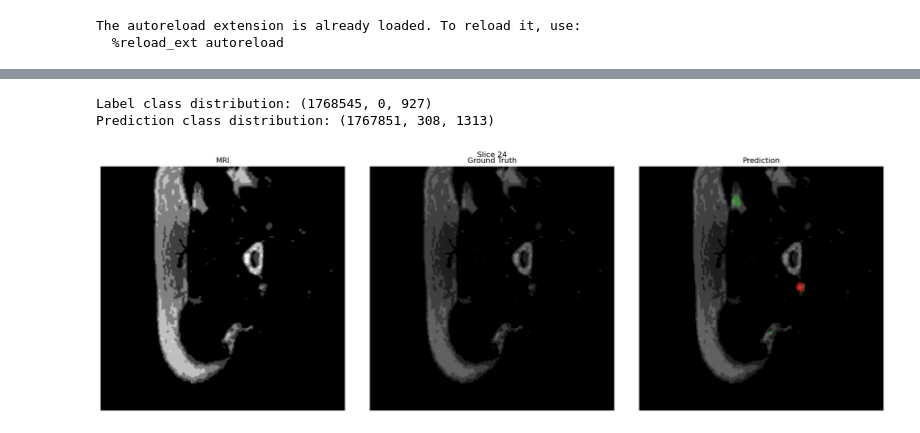
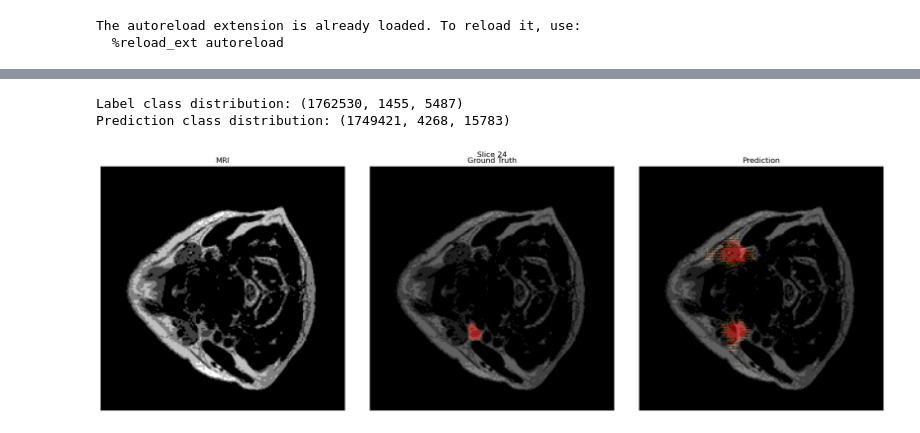
Before and after one commit to herminega/tdt4265_mini_project, a Jupyter notebook: notebooks/train.ipynb, the cells around one changed output, grey strips where cells are left out. Saved outputs shown, nothing was run; the diff lists cells and outputs as text; code cells hidden in the pictures.

```diff
--- a/notebooks/train.ipynb
+++ b/notebooks/train.ipynb
@@ -3,13 +3,18 @@
 %load_ext autoreload
 %autoreload 2
 import sys, os
+import pandas as pd
 from pathlib import Path
-import pandas as pd
 
-# Project-specific imports
-sys.path.append(os.path.abspath("../src"))
-from utils.visualization import plot_metrics, visualize_slices
-from utils.file_io import load_history
+
+# insert the project root (one level up from this folder) onto sys.path
+ROOT = Path(os.getcwd()).parent.resolve()
+if str(ROOT) not in sys.path:
+    sys.path.insert(0, str(ROOT))
+
+# now imports will work
+from src.utils.visualization import plot_metrics, visualize_slices
+from src.utils.file_io       import load_history
 # %% [output]
 The autoreload extension is already loaded. To reload it, use:
   %reload_ext autoreload
@@ -164,12 +130,15 @@ Fold 3 best metrics @ step 1995.0:
 # %%
 ### VISUALIZATION ###
-image_path = "../results/exp24_nnunet/fold0/predictions/image_1.nii.gz"
-label_path = "../results/exp24_nnunet/fold0/predictions/label_1.nii.gz"
-prediction_path = "../results/exp24_nnunet/fold0/predictions/prediction_1.nii.gz"
+exp = "exp25_nnunet"
+fold = "fold0"
+preds = ROOT / "results" / exp / fold / "predictions"
 
-# Visualize a specific slice (e.g., slice 50)
-visualize_slices(image_path, label_path, prediction_path, slice_idx=24)
+image_path      = preds / "image_1.nii.gz"
+label_path      = preds / "label_1.nii.gz"
+prediction_path = preds / "prediction_1.nii.gz"
+
+visualize_slices(str(image_path), str(label_path), str(prediction_path), slice_idx=24)
 # %% [output]
-Label class distribution: (1768545, 0, 927)
-Prediction class distribution: (1767851, 308, 1313)
+Label class distribution: (1762530, 1455, 5487)
+Prediction class distribution: (1749421, 4268, 15783)
-[figure, old version]
+[figure, new version]
```
Also changed, not shown: parts of 2 cells of this notebook, 31 other files.
